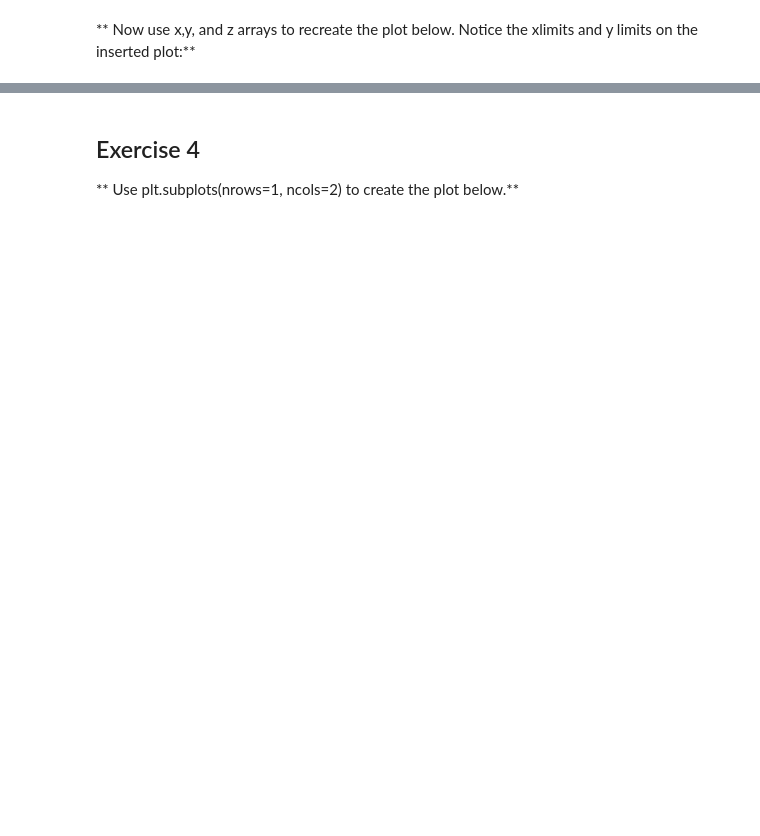
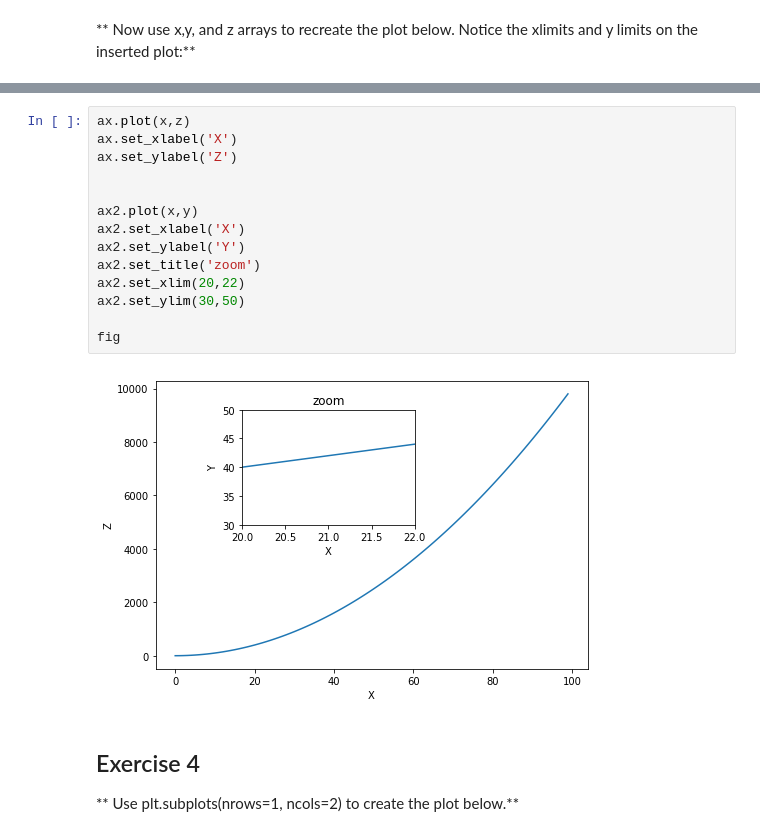
Before and after one commit to MyLearing/ML, a Jupyter notebook: My-notebook/Matplotlib/Matplotlib Exercises .ipynb, the cells around one changed output, grey strips where cells are left out. Cells and saved outputs as stored; diff of their text form; blank space fills up the shorter version.

```diff
--- a/My-notebook/Matplotlib/Matplotlib Exercises .ipynb
+++ b/My-notebook/Matplotlib/Matplotlib Exercises .ipynb
@@ -91,3 +89,19 @@ ax2 = fig.add_axes([0.2,0.5,.4,.4])
+# %%
+ax.plot(x,z)
+ax.set_xlabel('X')
+ax.set_ylabel('Z')
+
+
+ax2.plot(x,y)
+ax2.set_xlabel('X')
+ax2.set_ylabel('Y')
+ax2.set_title('zoom')
+ax2.set_xlim(20,22)
+ax2.set_ylim(30,50)
+
+fig
+# %% [output]
+[figure, added]
 # %% [markdown]
 ## Exercise 4
 
```
Also changed, not shown: parts of 8 cells of this notebook, 1 other file.
